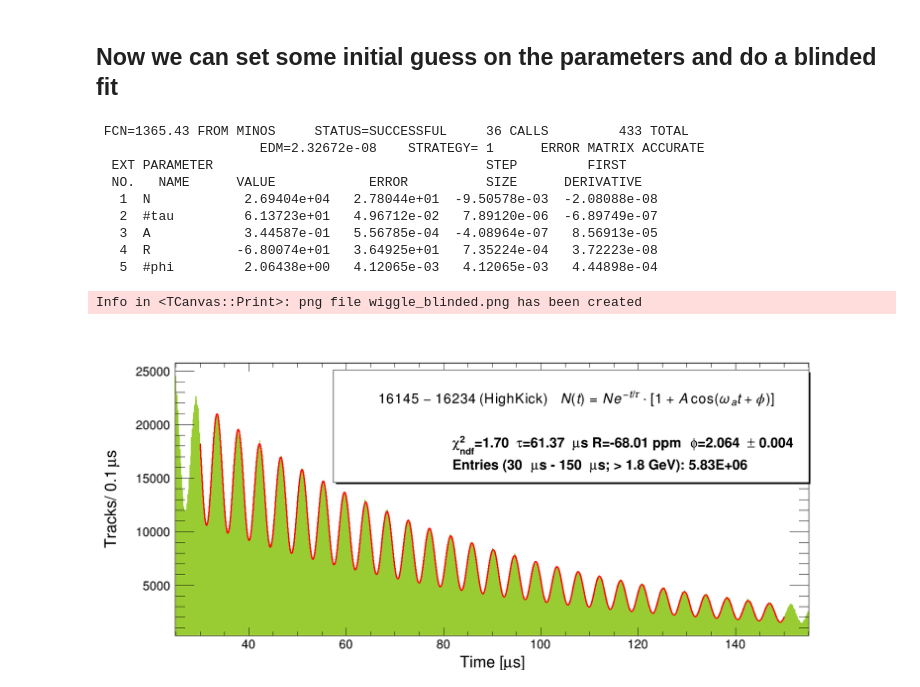
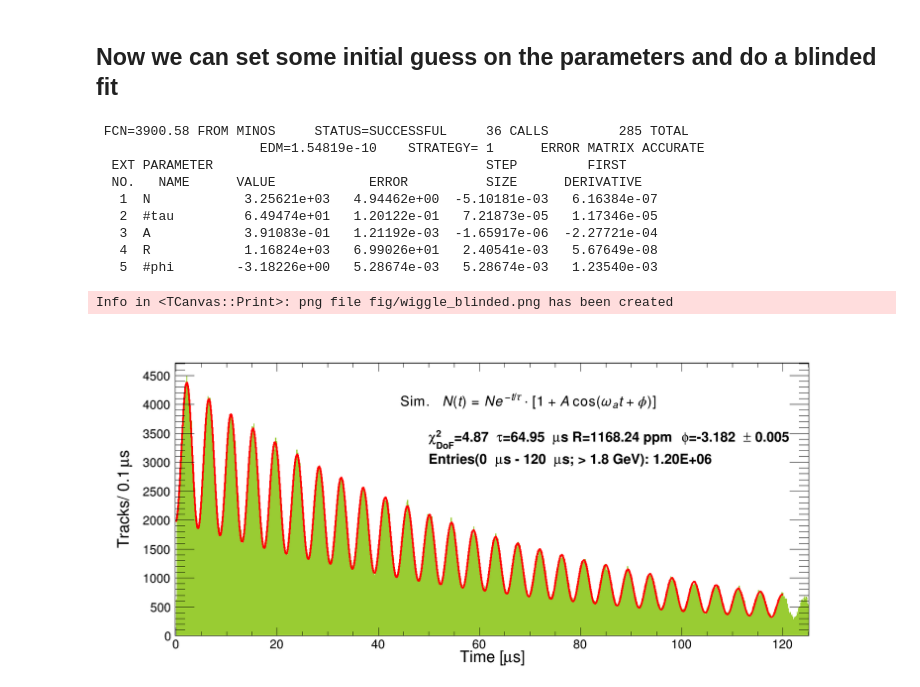
Before and after one commit to glukicov/EDMTracking, a Jupyter notebook: SimpleBlindedFit.ipynb, the cells around one changed output. Saved outputs shown, nothing was run; the diff lists cells and outputs as text; code cells hidden in the pictures.

```diff
--- a/SimpleBlindedFit.ipynb
+++ b/SimpleBlindedFit.ipynb
@@ -59,10 +59,15 @@ def blinded_wiggle_function(x, pars):
 # %% [markdown]
 ### Open ROOT file with a wiggle histogram and set some cuts (time)
 # %%
-file= "/Users/gleb/software/EDMTracking/Data/trackRecoPlots_16145_16234.root"
-path =  "TrackSummary/FitResults/Times_gt_1800MeV" # plot path in the ROOT file
-xmin=30 # us
-xmax=150 # us
+# file= "DATA/Run1_4DS_ana.root"
+# path = "TrackSummary/FitResults/Times_gt_1800MeV" # plot path in the ROOT file
+
+file= "DATA/VLEDM.root"
+# file= "DATA/noEDM.root"
+path = "AllStationsNoTQ/TrackFit/t>0/0<p<3600/time_1800MeV" # plot path in the ROOT file
+
+xmin=0 # us
+xmax=120 # us
 t_file = TFile.Open(file)
 h_wiggle = t_file.Get(path)
 # %% [markdown]
@@ -101,37 +110,38 @@ if(blinded==False):
 # %%
 h_wiggle.Fit('func','REM') # fit in range (R), TMinut fit (M), Minos errors (E)
 
 # Get the fit parameters
 chi2=func.GetChisquare()
 ndf=func.GetNDF()
 ch2ndf=chi2/ndf
 LT = func.GetParameter(1)
 LT_error = func.GetParError(1)
 R= func.GetParameter(3)
 phi = func.GetParameter(4)
 phi_error = func.GetParError(4)
 
 # Set and draw legend
-legend =  TLegend(0.3,0.55,0.90,0.88)
-legend.SetHeader(r"16145-16234\,(\mathrm{HighKick}) \ N(t)=Ne^{-t/\tau} \cdot [1+A\cos(\omega_{a}t+\phi)]", "C")
-legenValue1 = "#chi^{2}_{ndf}=%.2f #tau=%.2f #mus R=%0.2f ppm #phi=%.3f #pm %.3f" % (ch2ndf, LT, R, phi, phi_error)
-legenValue2 = "Entries (30 #mus - 150 #mus; > 1.8 GeV): %.2E" % entries
+legend =  TLegend(0.30,0.58,0.78,0.86)
+# legend.SetHeader(r"\mathrm{Run-1} \ N(t)=Ne^{-t/\tau} \cdot [1+A\cos(\omega_{a}t+\phi)]", "C")
+legend.SetHeader(r"\mathrm{Sim.} \ N(t)=Ne^{-t/\tau} \cdot [1+A\cos(\omega_{a}t+\phi)]", "C")
+legenValue1 = "#chi^{2}_{DoF}=%.2f #tau=%.2f #mus R=%0.2f ppm #phi=%.3f #pm %.3f" % (ch2ndf, LT, R, phi, phi_error)
+legenValue2 = "Entries("+str(xmin)+" #mus - "+str(xmax)+" #mus; > 1.8 GeV): %.2E" % entries
 legend.AddEntry(func, "#splitline{"+str(legenValue1)+"}{"+str(legenValue2)+"}", "")
 gStyle.SetLegendBorderSize(0)
 gStyle.SetLegendTextSize(0.044)
 legend.Draw()
 
 c.Draw()
-c.SaveAs("wiggle_blinded.png")
+c.SaveAs("fig/wiggle_blinded.png")
 # %% [output]
- FCN=1365.43 FROM MINOS     STATUS=SUCCESSFUL     36 CALLS         433 TOTAL
-                     EDM=2.32672e-08    STRATEGY= 1      ERROR MATRIX ACCURATE
+ FCN=3900.58 FROM MINOS     STATUS=SUCCESSFUL     36 CALLS         285 TOTAL
+                     EDM=1.54819e-10    STRATEGY= 1      ERROR MATRIX ACCURATE
   EXT PARAMETER                                   STEP         FIRST
   NO.   NAME      VALUE            ERROR          SIZE      DERIVATIVE
-   1  N            2.69404e+04   2.78044e+01  -9.50578e-03  -2.08088e-08
-   2  #tau         6.13723e+01   4.96712e-02   7.89120e-06  -6.89749e-07
-   3  A            3.44587e-01   5.56785e-04  -4.08964e-07   8.56913e-05
-   4  R           -6.80074e+01   3.64925e+01   7.35224e-04   3.72223e-08
-   5  #phi         2.06438e+00   4.12065e-03   4.12065e-03   4.44898e-04
+   1  N            3.25621e+03   4.94462e+00  -5.10181e-03   6.16384e-07
+   2  #tau         6.49474e+01   1.20122e-01   7.21873e-05   1.17346e-05
+   3  A            3.91083e-01   1.21192e-03  -1.65917e-06  -2.27721e-04
+   4  R            1.16824e+03   6.99026e+01   2.40541e-03   5.67649e-08
+   5  #phi        -3.18226e+00   5.28674e-03   5.28674e-03   1.23540e-03
-Info in <TCanvas::Print>: png file wiggle_blinded.png has been created
+Info in <TCanvas::Print>: png file fig/wiggle_blinded.png has been created
-[figure, old version]
+[figure, new version]
```
Also changed, not shown: parts of 3 cells of this notebook.
